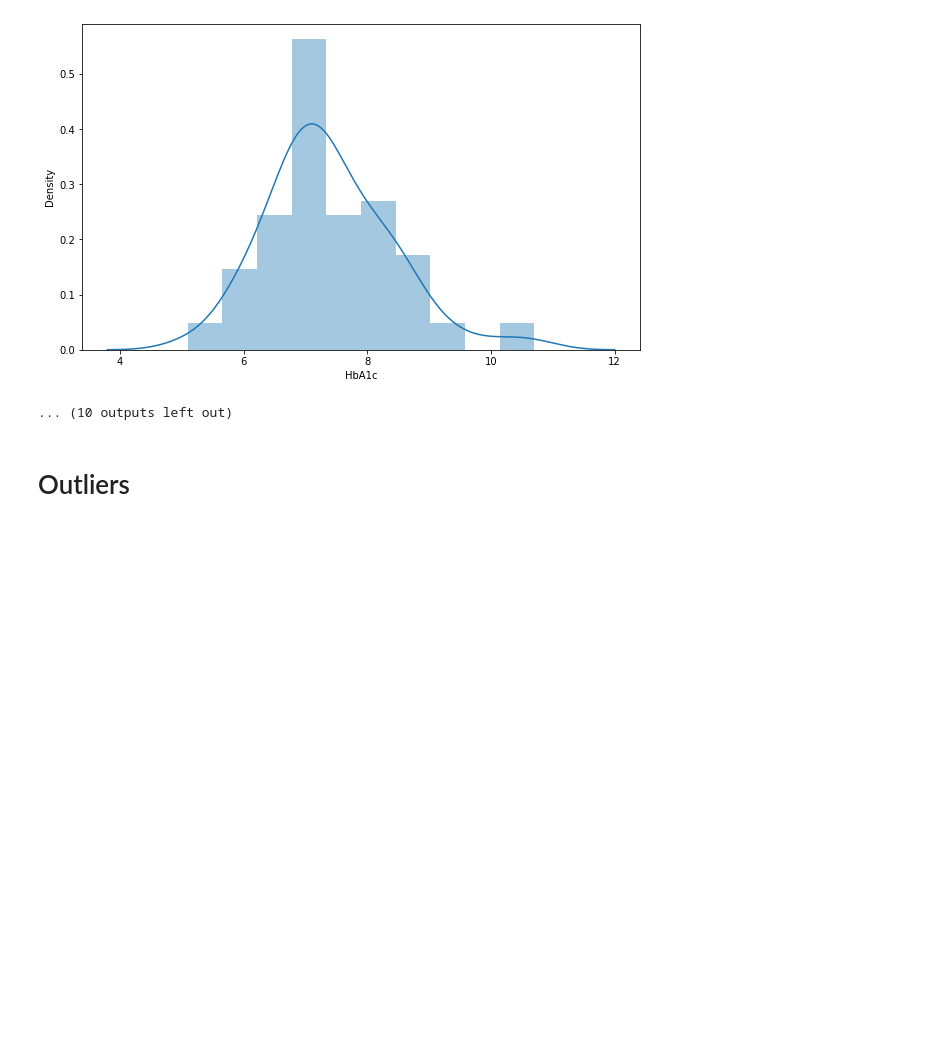
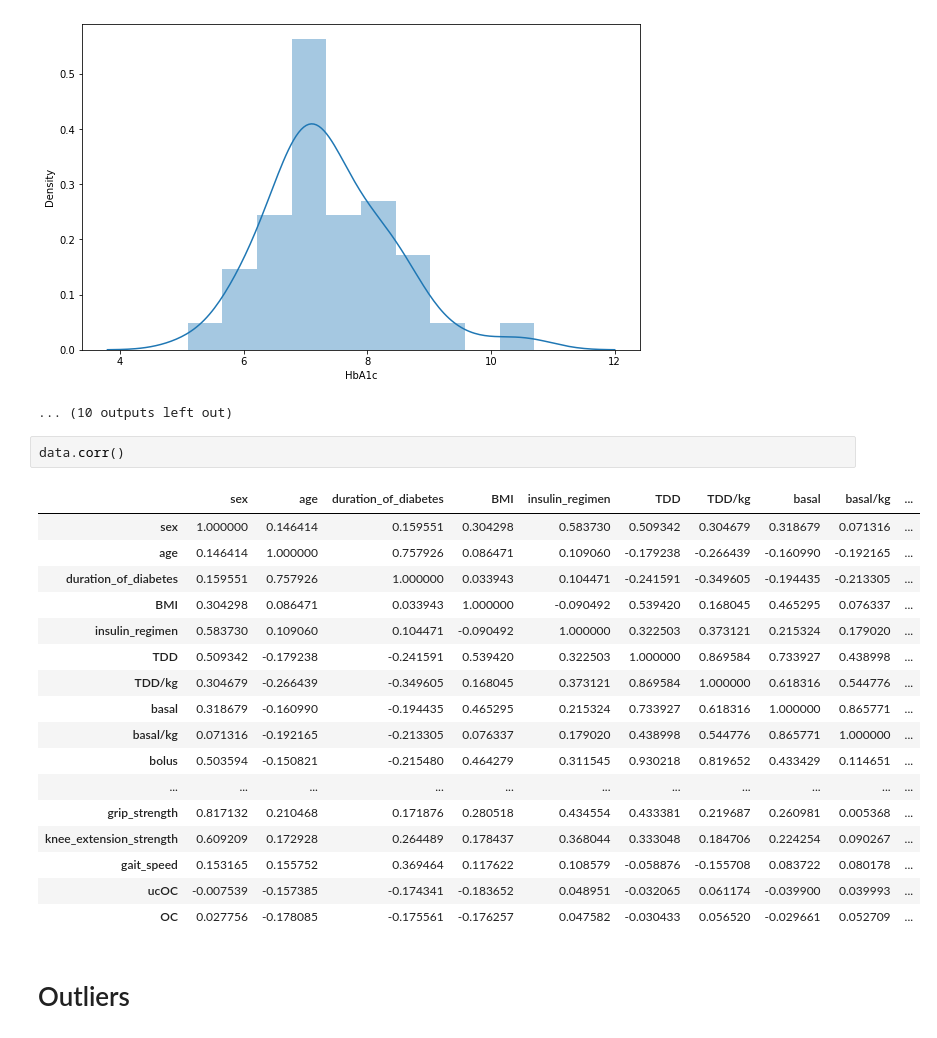
Before and after one commit to gabrielcerono/DiabetesColaboration, a Jupyter notebook: Diabetes_colab.ipynb, the cells around one changed output. Drawn from its saved outputs; the diff is of its cells as text; blank space fills up the shorter version.

```diff
--- a/Diabetes_colab.ipynb
+++ b/Diabetes_colab.ipynb
@@ -104,6 +104,26 @@ for i in data.columns:
 [figure]
 [figure]
 ... (10 outputs left out)
+# %%
+data.corr()
+# %% [output]
+|  | sex | age | duration_of_diabetes | BMI | insulin_regimen | TDD | TDD/kg | basal | basal/kg | ... |
+| sex | 1.000000 | 0.146414 | 0.159551 | 0.304298 | 0.583730 | 0.509342 | 0.304679 | 0.318679 | 0.071316 | ... |
+| age | 0.146414 | 1.000000 | 0.757926 | 0.086471 | 0.109060 | -0.179238 | -0.266439 | -0.160990 | -0.192165 | ... |
+| duration_of_diabetes | 0.159551 | 0.757926 | 1.000000 | 0.033943 | 0.104471 | -0.241591 | -0.349605 | -0.194435 | -0.213305 | ... |
+| BMI | 0.304298 | 0.086471 | 0.033943 | 1.000000 | -0.090492 | 0.539420 | 0.168045 | 0.465295 | 0.076337 | ... |
+| insulin_regimen | 0.583730 | 0.109060 | 0.104471 | -0.090492 | 1.000000 | 0.322503 | 0.373121 | 0.215324 | 0.179020 | ... |
+| TDD | 0.509342 | -0.179238 | -0.241591 | 0.539420 | 0.322503 | 1.000000 | 0.869584 | 0.733927 | 0.438998 | ... |
+| TDD/kg | 0.304679 | -0.266439 | -0.349605 | 0.168045 | 0.373121 | 0.869584 | 1.000000 | 0.618316 | 0.544776 | ... |
+| basal | 0.318679 | -0.160990 | -0.194435 | 0.465295 | 0.215324 | 0.733927 | 0.618316 | 1.000000 | 0.865771 | ... |
+| basal/kg | 0.071316 | -0.192165 | -0.213305 | 0.076337 | 0.179020 | 0.438998 | 0.544776 | 0.865771 | 1.000000 | ... |
+| bolus | 0.503594 | -0.150821 | -0.215480 | 0.464279 | 0.311545 | 0.930218 | 0.819652 | 0.433429 | 0.114651 | ... |
+| ... | ... | ... | ... | ... | ... | ... | ... | ... | ... | ... |
+| grip_strength | 0.817132 | 0.210468 | 0.171876 | 0.280518 | 0.434554 | 0.433381 | 0.219687 | 0.260981 | 0.005368 | ... |
+| knee_extension_strength | 0.609209 | 0.172928 | 0.264489 | 0.178437 | 0.368044 | 0.333048 | 0.184706 | 0.224254 | 0.090267 | ... |
+| gait_speed | 0.153165 | 0.155752 | 0.369464 | 0.117622 | 0.108579 | -0.058876 | -0.155708 | 0.083722 | 0.080178 | ... |
+| ucOC | -0.007539 | -0.157385 | -0.174341 | -0.183652 | 0.048951 | -0.032065 | 0.061174 | -0.039900 | 0.039993 | ... |
+| OC | 0.027756 | -0.178085 | -0.175561 | -0.176257 | 0.047582 | -0.030433 | 0.056520 | -0.029661 | 0.052709 | ... |
 # %% [markdown]
 # Outliers
 # %% [markdown]
```
Also changed, not shown: parts of 8 cells of this notebook.
